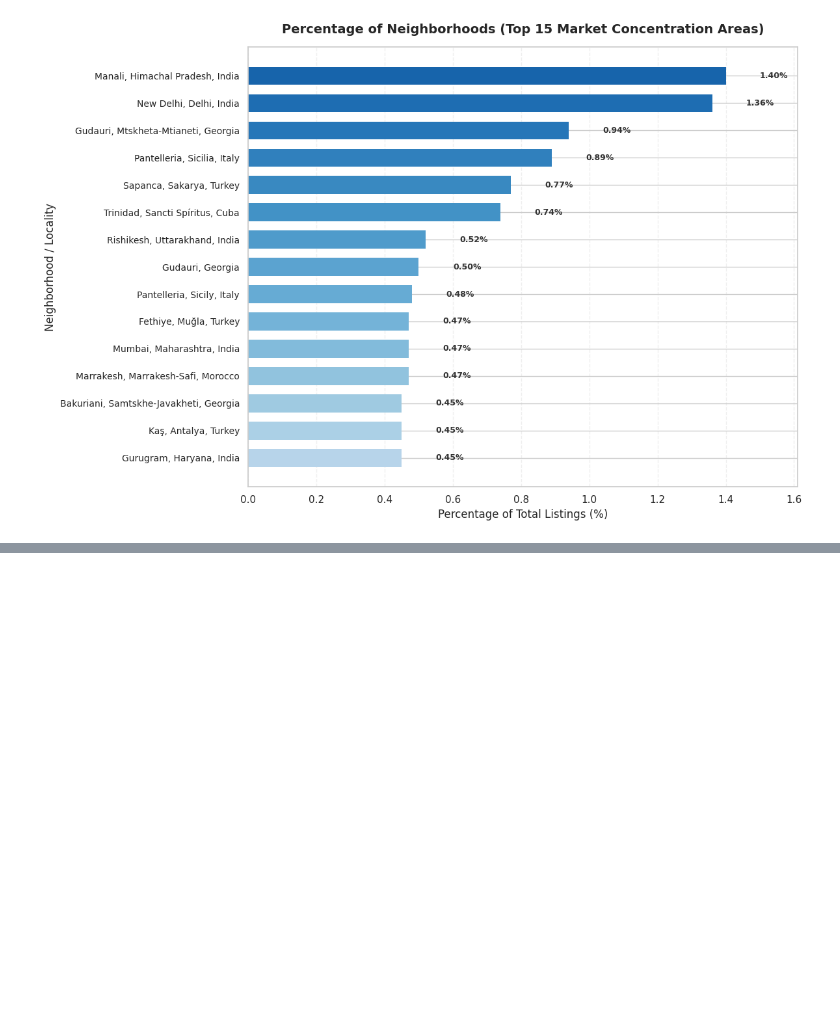
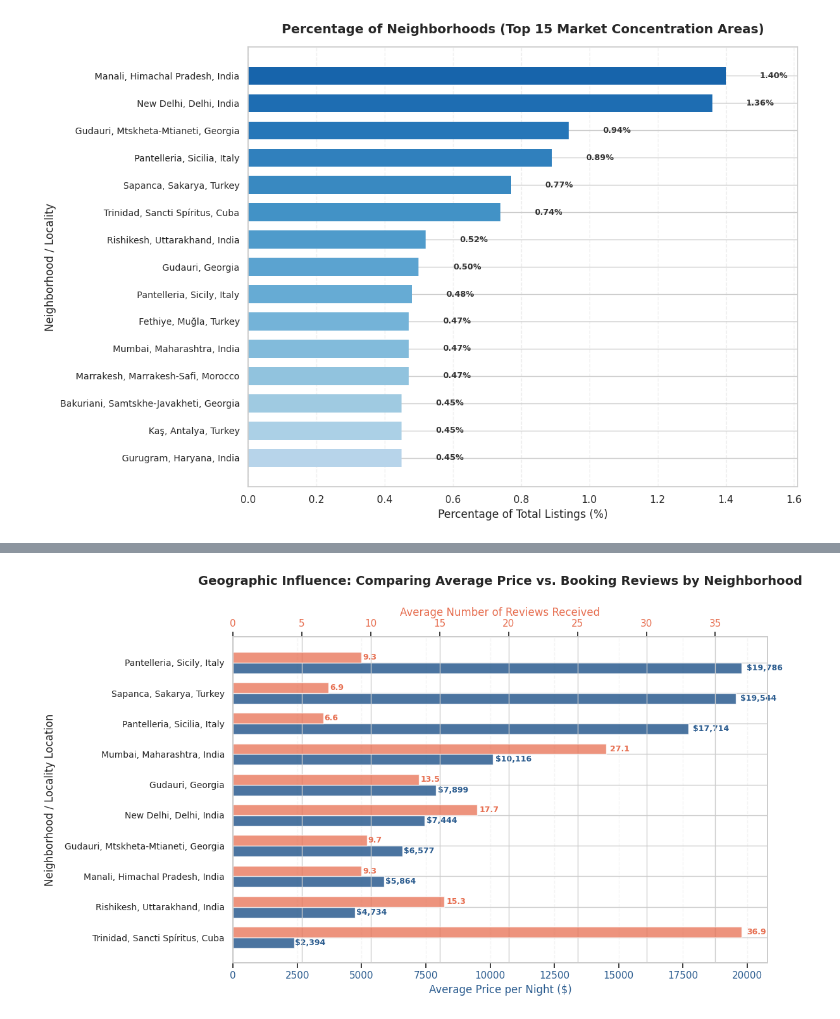
Before and after one commit to MohMost87/The-Airbnb-Listings-Analysis, a Jupyter notebook: The_Airbnb_Listings_Analysis.ipynb, the cells around one changed output, grey strips where cells are left out. Saved outputs shown, nothing was run; the diff lists cells and outputs as text; code cells hidden in the pictures; blank space fills up the shorter version.

```diff
--- a/The_Airbnb_Listings_Analysis.ipynb
+++ b/The_Airbnb_Listings_Analysis.ipynb
@@ -692,0 +767,77 @@ Top 5 Highest Density Neighborhoods:
+# %%
+import numpy as np
+import matplotlib.pyplot as plt
+import pandas as pd
+
+# ===================================================================================
+# Question: Does the location influence the number of reviews or the price?
+# ===================================================================================
+
+# 1. Clean the 'reviews' and 'price' columns to avoid string sorting or calculation errors
+df['reviews'] = pd.to_numeric(df['reviews'], errors='coerce').fillna(0)
+df['price'] = pd.to_numeric(df['price'], errors='coerce').fillna(0)
+
+# 2. Group by neighborhood to evaluate financial and traffic averages
+geo_influence = df.groupby('address').agg(
+    avg_price=('price', 'mean'),
+    avg_reviews=('reviews', 'mean'),
+    total_listings=('price', 'count')
+)
+
+# Focus on the top 10 neighborhoods with the highest listing volume for reliable averages
+top_neighborhoods = geo_influence.sort_values(by='total_listings', ascending=False).head(10)
+top_neighborhoods = top_neighborhoods.sort_values(by='avg_price', ascending=True)
+
+print("=== GEOGRAPHIC INFLUENCE MATRIX (TOP LOCALITIES) ===")
+print(f"Sub-dataframe Shape: {top_neighborhoods.shape}")
+print("-------------------------------------------------------------------------")
+for area, row in top_neighborhoods.iterrows():
+    print(f"-> {area:<28} | Avg Price: ${row['avg_price']:,.2f} | Avg Reviews: {row['avg_reviews']:.1f}")
+print("=========================================================================\n")
+
+# 3. Build the Dual-Axis Layout to evaluate Price vs. Review Volume
+fig, ax1 = plt.subplots(figsize=(12, 7))
+y_indices = np.arange(len(top_neighborhoods))
+bar_height = 0.35
+
+# Plot Primary Axis: Average Nightly Price per Locality (Left/Blue Bars)
+color_price = '#2b5c8f'
+price_bars = ax1.barh(y_indices - bar_height/2, top_neighborhoods['avg_price'],
+                       height=bar_height, color=color_price, alpha=0.85, label='Avg Price ($)')
+
+ax1.set_ylabel('Neighborhood / Locality Location', fontsize=12, labelpad=10)
+ax1.set_xlabel('Average Price per Night ($)', fontsize=12, color=color_price)
+ax1.tick_params(axis='x', labelcolor=color_price)
+ax1.set_yticks(y_indices)
+ax1.set_yticklabels(top_neighborhoods.index, fontsize=10)
+
+# Add numeric text badges onto the pricing bars
+for bar in price_bars:
+    width = bar.get_width()
+    ax1.text(width + (width * 0.01), bar.get_y() + bar.get_height()/2, f'${width:,.0f}',
+             va='center', ha='left', fontsize=9, fontweight='bold', color=color_price)
+
+# Plot Secondary Axis: Average Review Count per Locality (Right/Coral Bars)
+ax2 = ax1.twiny()  # Create sharing Y-axis layout
+color_reviews = '#e76f51'
+review_bars = ax2.barh(y_indices + bar_height/2, top_neighborhoods['avg_reviews'],
+                        height=bar_height, color=color_reviews, alpha=0.75, label='Avg Reviews Count')
+
+ax2.set_xlabel('Average Number of Reviews Received', fontsize=12, color=color_reviews)
+ax2.tick_params(axis='x', labelcolor=color_reviews)
+
+# Add numeric text badges onto the traffic volume reviews bars
+for bar in review_bars:
+    width = bar.get_width()
+    ax2.text(width + (width * 0.01), bar.get_y() + bar.get_height()/2, f'{width:.1f}',
+             va='center', ha='left', fontsize=9, fontweight='bold', color=color_reviews)
+
+# Grid Layout and Title Adjustments
+plt.title('Geographic Influence: Comparing Average Price vs. Booking Reviews by Neighborhood',
+          fontweight='bold', fontsize=14, pad=25)
+ax1.grid(True, axis='x', alpha=0.2, linestyle='--')
+
+# Display the clean comparative rendering
+plt.tight_layout()
+plt.show()
+# %% [output]
@@ -692,0 +858 @@ Top 5 Highest Density Neighborhoods:
+[figure, added]
```
Also changed, not shown: parts of 3 cells of this notebook.
